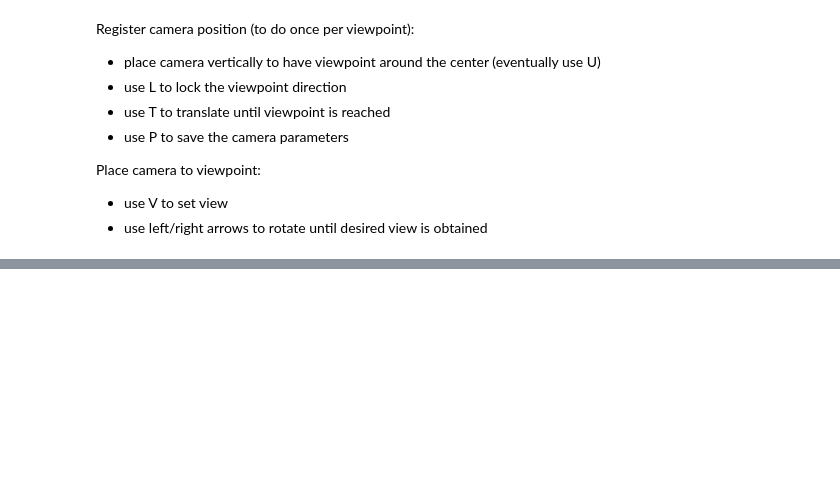
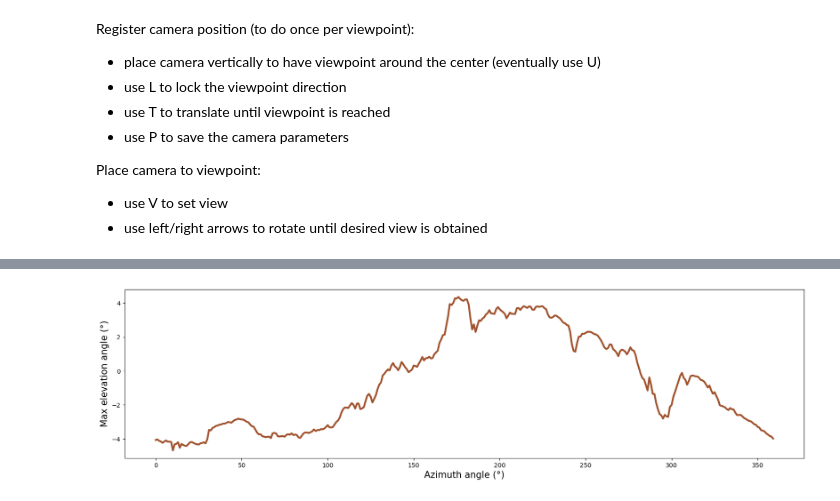
Before and after one commit to pyronear/smoke-localization, a Jupyter notebook: lidar/visualize_terrain.ipynb, the cells around one changed output, grey strips where cells are left out. Cells and saved outputs as stored; diff of their text form; code cells hidden in the pictures; blank space fills up the shorter version.

Commit message:
tools package + extract skyline

```diff
--- a/lidar/visualize_terrain.ipynb
+++ b/lidar/visualize_terrain.ipynb
@@ -72,3 +22,6 @@ Number of points: 995772
+# %%
+# import pcd file
+pc = o3d.io.read_point_cloud(datadir+"saved_terrain_15x15_extended.pcd")
 # %%
 # display test
 o3d.visualization.draw_geometries([pc])
@@ -91,3 +30,8 @@ view_point = project_to_lambert93(lat, lon, elevation)
+# %%
+lat = 44.5451545715
+lon = 4.2165341377
+altitude=780
+view_point = project.to_lambert93(lat, lon, altitude)
 # %%
 # Add a sphere at view point
 sphere = o3d.geometry.TriangleMesh.create_sphere(radius=15)
@@ -179,0 +79,7 @@ o3d.visualization.draw_geometries_with_key_callbacks([pc, sphere],key_to_callbac
+# %%
+spherical = project.array_to_spherical(pc, view_point)
+# %%
+skyline = project.get_skyline(spherical)
+project.plot_skyline(skyline)
+# %% [output]
+[figure, added]
```
Also changed, not shown: parts of 16 cells of this notebook, 15 other files.
